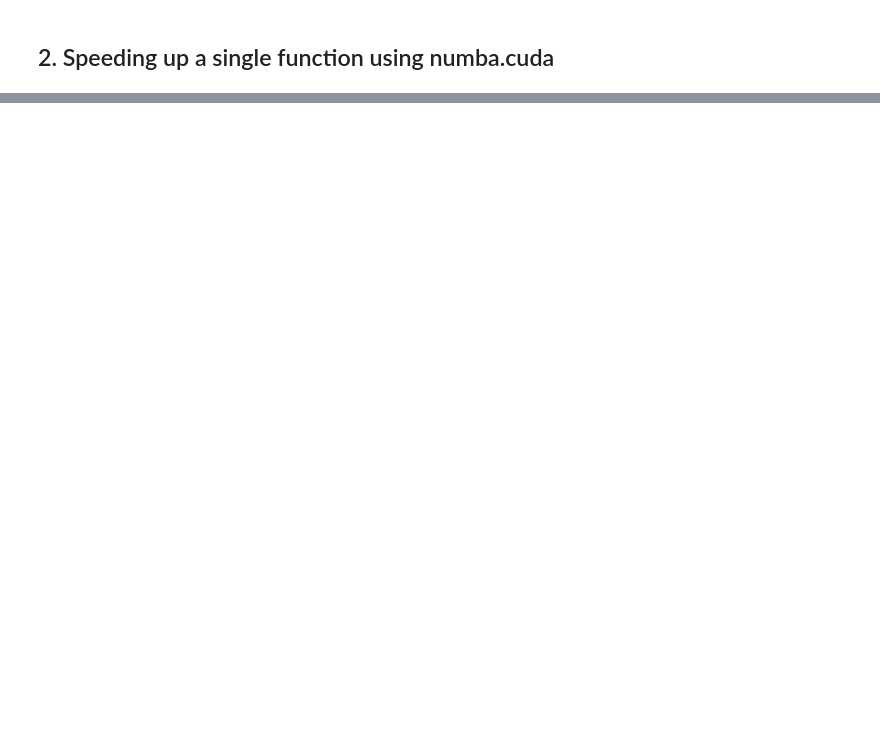
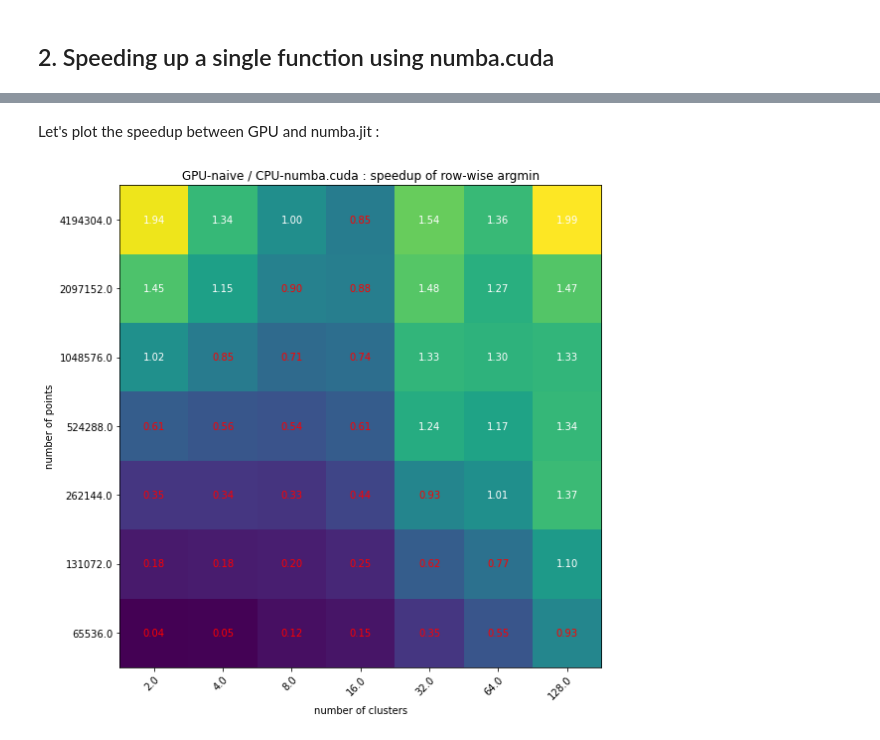
Before and after one commit to rmcabezon/GPU-course, a Jupyter notebook: notebooks/Kmeans_naiveNumbaCUDA.ipynb, the cells around one changed output, grey strips where cells are left out. Drawn from its saved outputs; the diff is of its cells as text; code cells hidden in the pictures; blank space fills up the shorter version.

```diff
--- a/notebooks/Kmeans_naiveNumbaCUDA.ipynb
+++ b/notebooks/Kmeans_naiveNumbaCUDA.ipynb
@@ -481,0 +619,33 @@ This corresponds to the cases where the word load of each kernel is low and ther
+# %%
+nbSteps = 7
+startlog2N = 16
+speedup_CPU_GPU = np.zeros((nbSteps,nbSteps))
+speedup_GPUnoIf_GPU = np.zeros((nbSteps,nbSteps))
+
+threadsperblock = 32
+blockspergrid = (distancesT.size + (threadsperblock - 1)) // threadsperblock
+
+x = 0
+for log2n in np.linspace(startlog2N,startlog2N+nbSteps-1,nbSteps): # n between 2**16 and 2**22
+    y=0
+    n = int(2**log2n)
+    print('number of points {}, number of clusters :'.format(n) , end='')
+    for log2m in np.linspace(1,1+nbSteps-1,nbSteps): # m between 2 and 128
+
+        m = int(2**log2m)
+        print('{}'.format(m) , end=' ')
+        distances = np.random.random((m,n))
+        distancesT = distances.T
+        closestCentroid1 = np.empty((n,))
+        closestCentroid2 = np.empty((n,))
+        closestCentroid3 = np.empty((n,))
+
+        resCPU = %timeit -q -n 1 -r 2 -o getClosestCentroidJIT( distancesT , closestCentroid1 )
+        resGPU = %timeit -q -n 1 -r 2 -o getClosestCentroidNaiveCuda[blockspergrid, threadsperblock]( distancesT , m , closestCentroid2 )
+        resGPU2 = %timeit -q -n 1 -r 2 -o getClosestCentroidNaiveCudaNoIf[blockspergrid, threadsperblock]( distancesT , m , closestCentroid3 )
+
+        speedup_CPU_GPU[x,y] = resCPU.best/resGPU.best
+        speedup_GPUnoIf_GPU[x,y] = resGPU.best/resGPU2.best
+        y+=1
+    print('')
+    x+=1
@@ -481,0 +660,9 @@ This corresponds to the cases where the word load of each kernel is low and ther
+# %% [markdown]
+Let's plot the speedup between GPU and numba.jit :
+# %%
+plotSpeedupMatrix( speedup_CPU_GPU ,
+                    Ns = 2**np.linspace(startlog2N,startlog2N+nbSteps-1,nbSteps),
+                    Ms = 2**np.linspace(1,7,7),
+                    title = "GPU-naive / CPU-numba.cuda : speedup of row-wise argmin")
+# %% [output]
+[figure, added]
```
Also changed, not shown: parts of 43 cells of this notebook.
